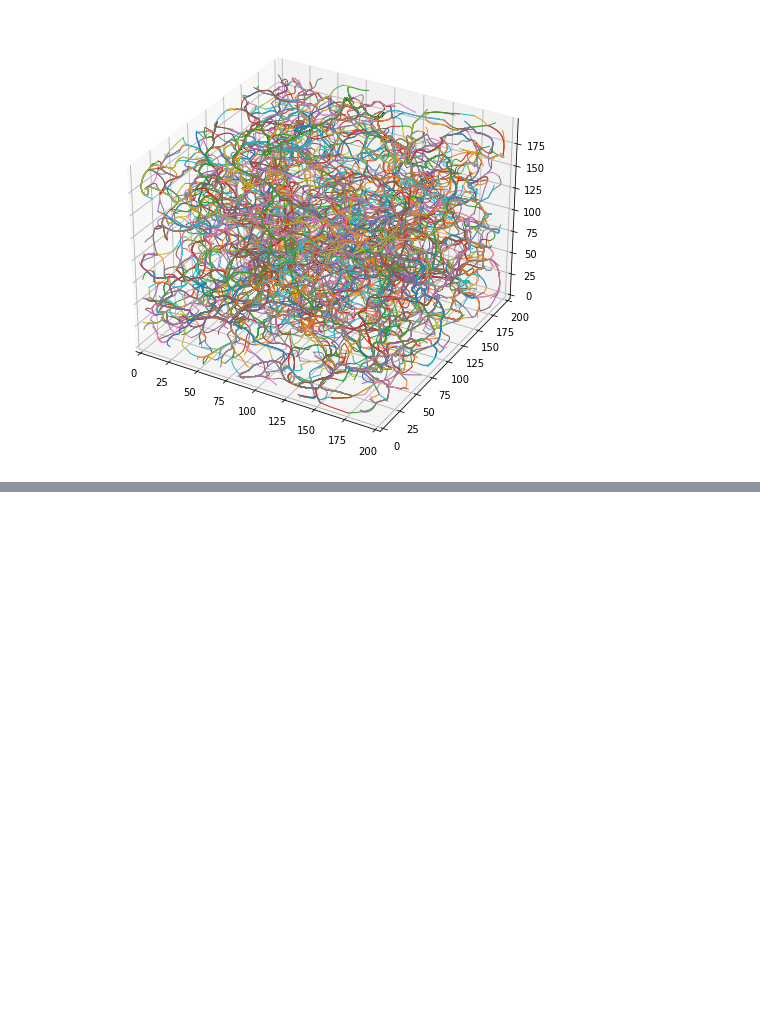
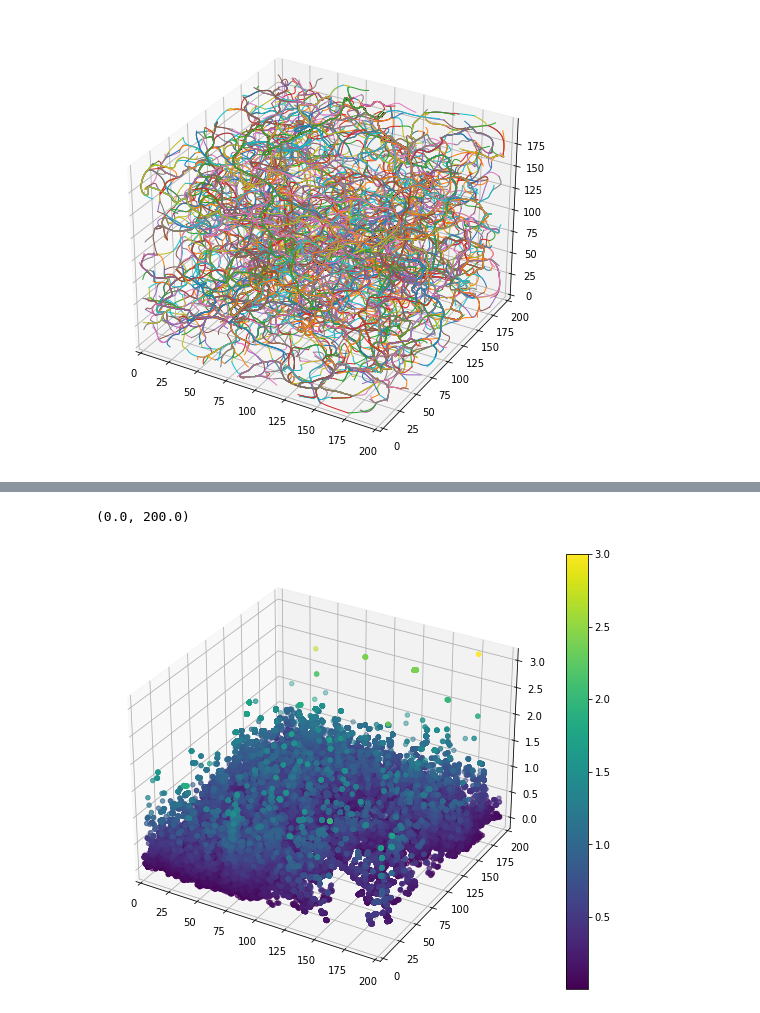
Before and after one commit to jsuarez314/alignment_desi, a Jupyter notebook: Data_TCW.ipynb, the cells around one changed output, grey strips where cells are left out. Cells and saved outputs as stored; diff of their text form; code cells hidden in the pictures; blank space fills up the shorter version.

```diff
--- a/Data_TCW.ipynb
+++ b/Data_TCW.ipynb
@@ -100,0 +100,11 @@ pl.show()
+# %%
+fig = pl.figure(figsize=(10,8), rasterized=True)
+N = 1000000
+ax = pl.axes(projection='3d')
+plot = ax.scatter3D(SEGMENTS[:,0][:N], SEGMENTS[:,1][:N], SEGMENTS[:,6][:N], c=SEGMENTS[:,6][:N])
+fig.colorbar(plot)
+pl.xlim(0,200)
+pl.ylim(0,200)
+# %% [output]
+(0.0, 200.0)
+[figure, added]
```
Also changed, not shown: parts of 21 cells of this notebook, 5 other files.
